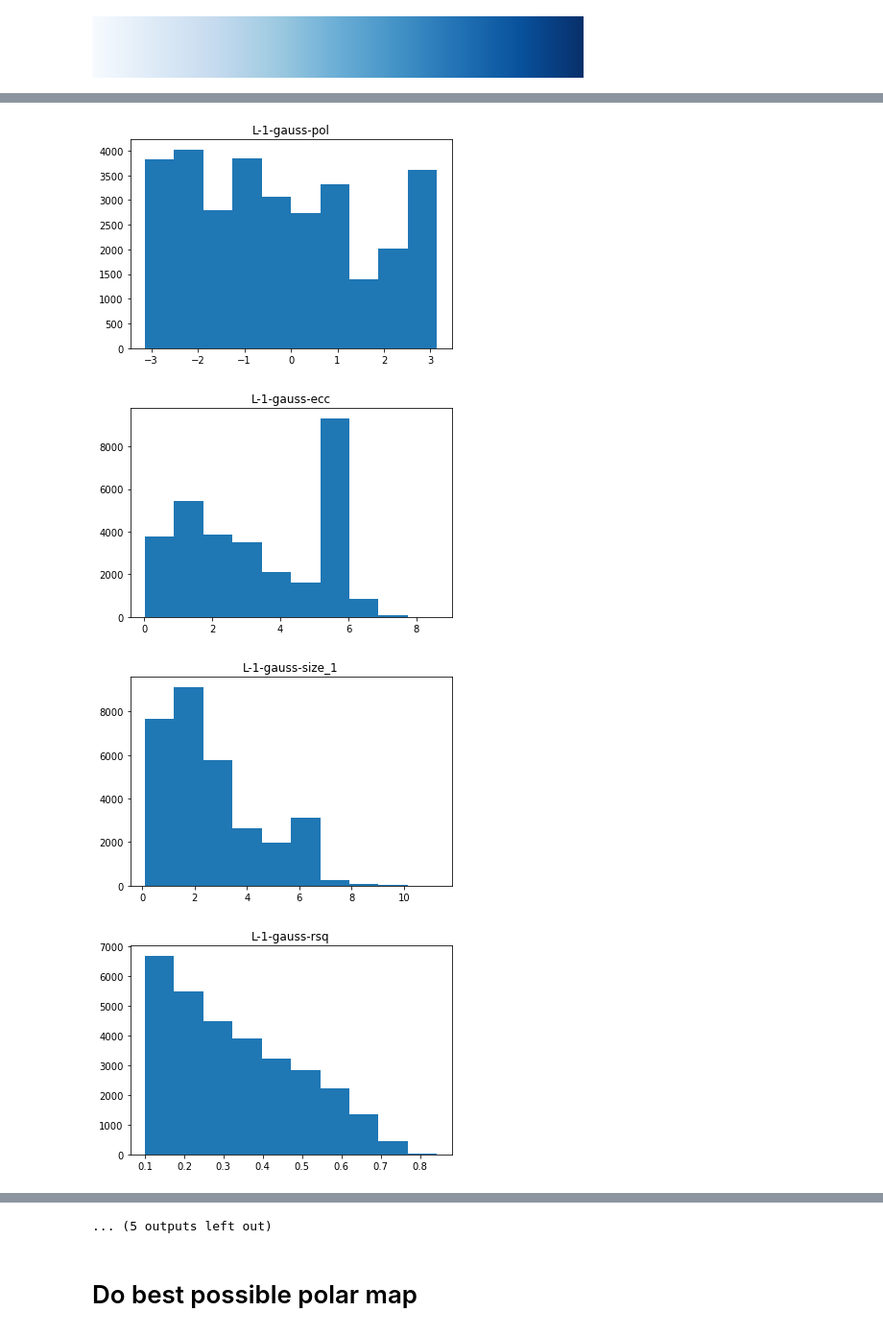
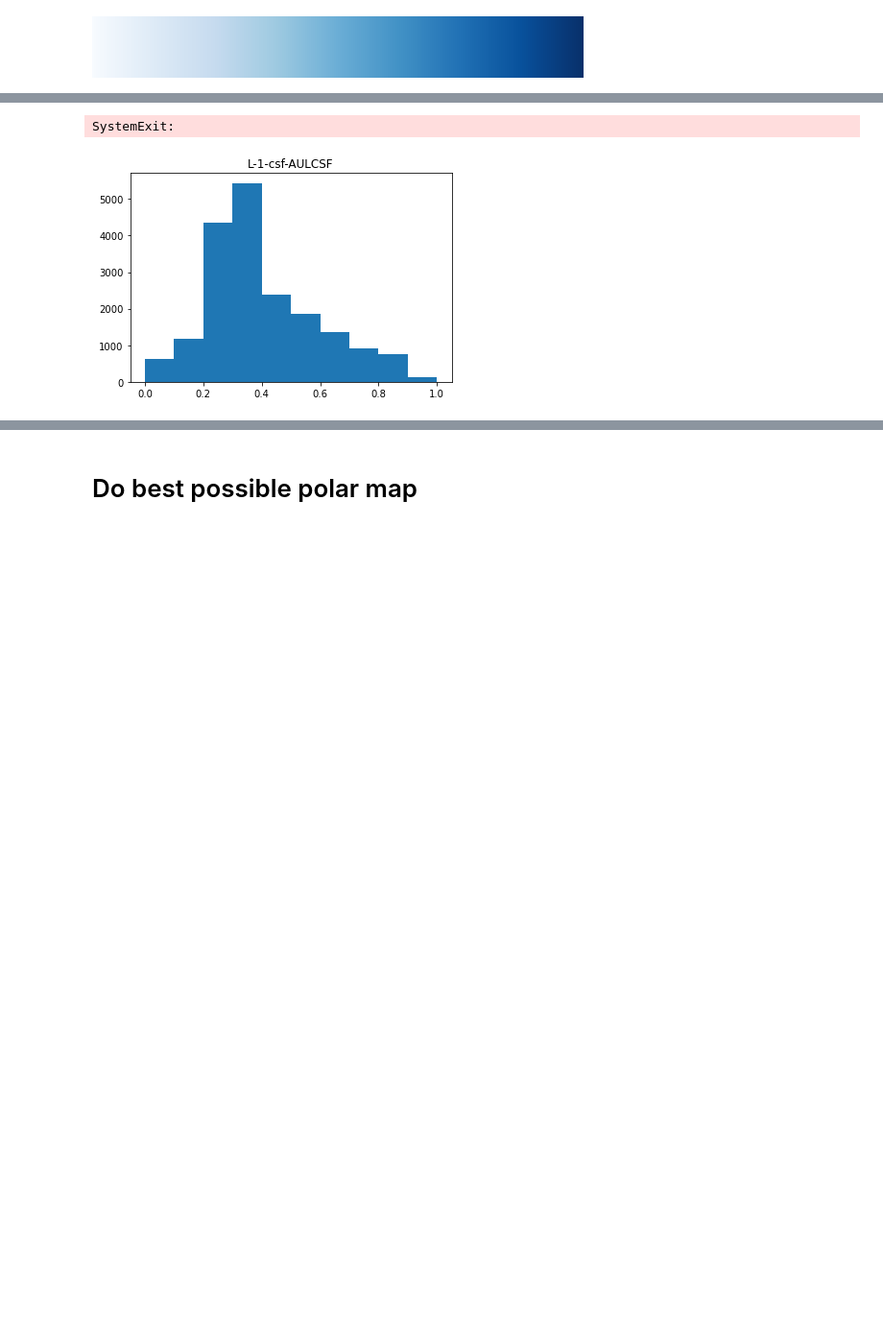
Before and after one commit to mdaghlian/amblyopia_emc, a Jupyter notebook: amb_scripts/r0_reports/r1_surfaces.ipynb, the cells around one changed output, grey strips where cells are left out. Shown at 96% size. Cells and saved outputs as stored; diff of their text form; code cells hidden in the pictures; blank space fills up the shorter version.

```diff
--- a/amb_scripts/r0_reports/r1_surfaces.ipynb
+++ b/amb_scripts/r0_reports/r1_surfaces.ipynb
@@ -51,7 +94,7 @@ ses_list = ['ses-1', 'ses-2']
 roi_fit = 'all'
 fit_stage='iter'
 
-model_list = ['gauss',]# 'csf', 'css', 'dog']
+model_list = ['gauss', 'csf']#, 'css', 'dog']
 prf_multi = {}
 
 for sub in sub_list:
@@ -88,8 +131,6 @@ prf_multi['sub-01'].add_prf_diff(
 )
 # %%
 # *** ADD THE AULCSF
-prfpy_stim = amb_load_prfpy_stim('CSF')
-from prfpy.model import csenf_exponential
 m = 'csf'
 for sub in sub_list:
     prf_obj_list = []
@@ -97,22 +138,14 @@ for sub in sub_list:
     for ses in ['1', '2']:
         for eye in ['L', 'R']:
             task = f'CSF{eye}E'
-            vx_mask = prf_multi[sub].prf_obj[f'{eye}_{ses}_{m}'].return_vx_mask({'min-rsq':.1})
-            # vx_mask = np.where(vx_mask)[0]
-            this_AULCSF = np.zeros(prf_multi[sub].n_vox)
-            this_prf_obj = []
-            this_prf_obj = prf_multi[sub].prf_obj[f'{eye}_{ses}_{m}']
+            # this_AULCSF = add_aulcsf_to_objV2(
+            #     prf_obj=prf_multi[sub].prf_obj[f'{eye}_{ses}_{m}'],
 
-            this_rfs = csenf_exponential(
-                log_SF_grid = prfpy_stim.log_SF_grid,
-                CON_S_grid = prfpy_stim.CON_S_grid,
-                width_r = this_prf_obj.pd_params['width_r'][vx_mask].to_numpy(),
-                sf0 = this_prf_obj.pd_params['sf0'][vx_mask].to_numpy(),
-                maxC = this_prf_obj.pd_params['maxC'][vx_mask].to_numpy(),
-                width_l = this_prf_obj.pd_params['width_l'][vx_mask].to_numpy(),)
+            # )
+            this_AULCSF = add_aulcsf_to_objV2(
+                prf_obj=prf_multi[sub].prf_obj[f'{eye}_{ses}_{m}'],
 
-            # this_AUCLSF[vx_mask] =
-            this_AULCSF[vx_mask] = this_rfs.sum(axis=(1,2)) / (this_rfs.shape[1] * this_rfs.shape[2])
+            )
             prf_multi[sub].prf_obj[f'{eye}_{ses}_{m}'].pd_params['AULCSF'] = this_AULCSF.copy()
 # %% [markdown]
 # OPEN anything...
@@ -164,8 +197,8 @@ dag_get_cmap('Blues')
 [figure]
 # %%
 p_list = {
-    'gauss' : ['pol',    'ecc',  'size_1', 'rsq'],
-    # 'csf' : ['AULCSF',]# 'width_r', 'sf0', 'maxC', 'sfmax', 'rsq']
+    # 'gauss' : [ 'size_1'] #'pol',    'ecc',  'size_1', 'rsq'],
+    'csf' : ['AULCSF',]# 'width_r', 'sf0', 'maxC', 'sfmax', 'rsq']
     # 'css' : ['n_exp', 'rsq'],
     # 'dog' : ['size_1', 'rsq', 'size_ratio'],
     # 'norm' : ['']
@@ -183,7 +216,7 @@ cmap_dict = {
     'ecc' : 'ecc' ,
     'rsq' : 'cool'  ,
     'size_1' : 'viridis',
-    'AULCSF' : 'viridis_r',
+    'AULCSF' : 'cool',
 }
 
 vval_dict = {
@@ -228,11 +261,11 @@ for sub in ['sub-02']:#sub_list:
                     #     'scr_shot_file' : opj(sc_folder, sub)
                     # }
 
-                    # fs.open_fs_surface(
-                    #     surf_name=surf_name,
-                    #     mesh='inflated',
-                    #     **fview_cmds,
-                    #     )
-
+                    fs.open_fs_surface(
+                        surf_name=surf_name,
+                        mesh='inflated',
+                        # **fview_cmds,
+                        )
+                    sys.exit()
                     # bloop
 # %% [output]
@@ -255,4 +273,2 @@ Saving R-2-gauss-rsq in /data1/projects/dumoulinlab/Lab_members/Marcus/projects/
+SystemExit:
-[figure, old version]
+[figure, new version]
-[figure, removed]
-[figure, removed]
-[figure, removed]
@@ -266,4 +275,3 @@ Saving R-2-gauss-rsq in /data1/projects/dumoulinlab/Lab_members/Marcus/projects/
-... (5 outputs left out)
 # %% [markdown]
 # Do best possible polar map
 # %%
```
Also changed, not shown: parts of 3 cells of this notebook, 5 other files.
